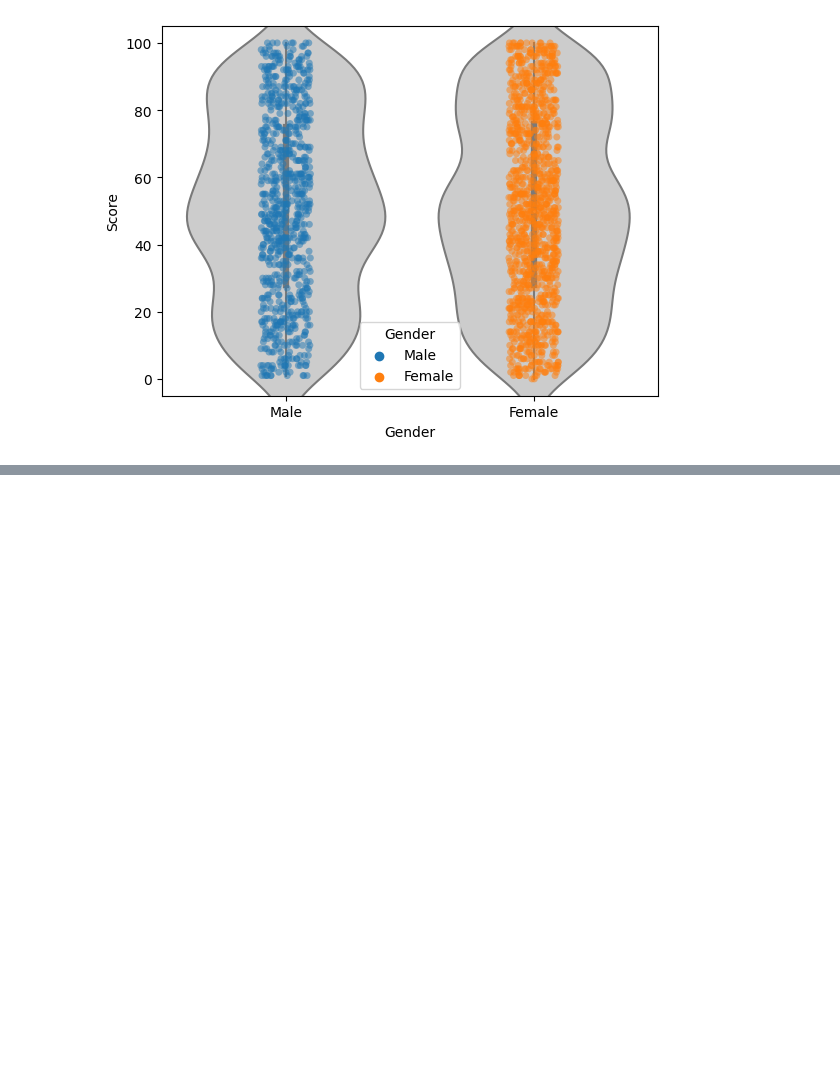
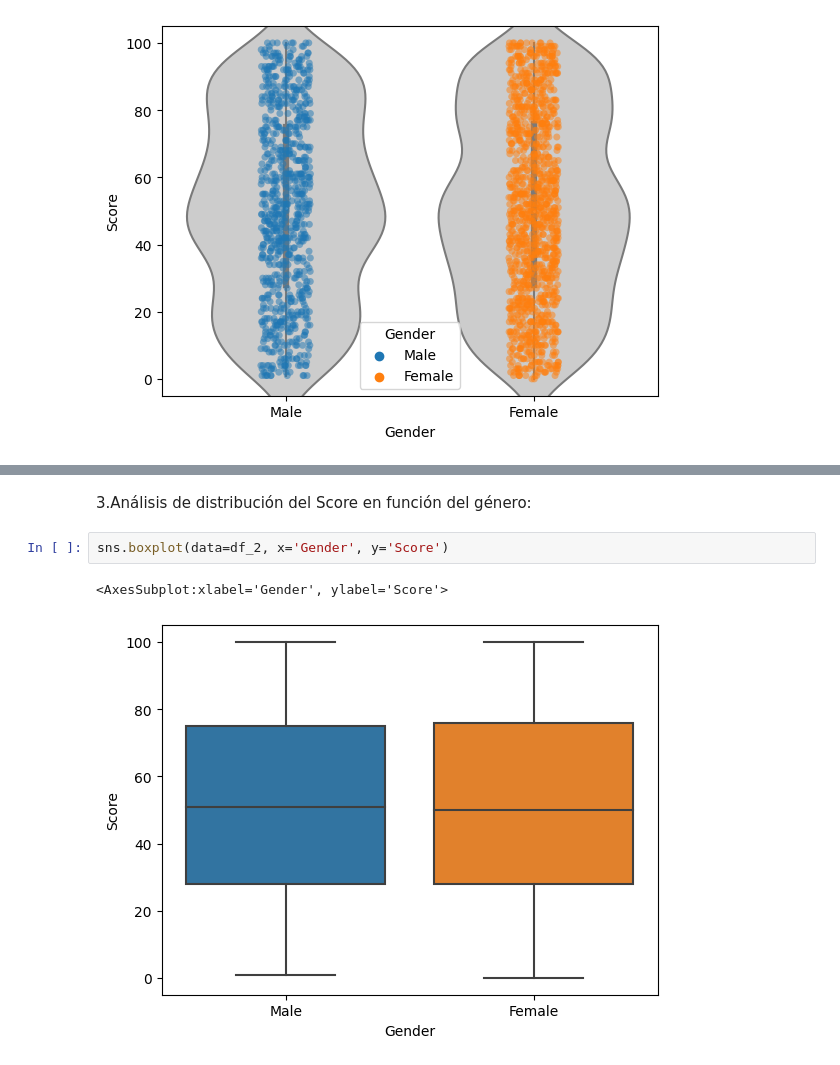
Before and after one commit to adolfo85/shopcustomer, a Jupyter notebook: notebooks/0.0-shopcustomer-introduction.ipynb, the cells around one changed output, grey strips where cells are left out. Drawn from its saved outputs; the diff is of its cells as text; blank space fills up the shorter version.

Commit message:
gráfico de género en función del sexo

```diff
--- a/notebooks/0.0-shopcustomer-introduction.ipynb
+++ b/notebooks/0.0-shopcustomer-introduction.ipynb
@@ -183,0 +184,7 @@ ax =sns.stripplot(
+# %% [markdown]
+3.Análisis de distribución del Score en función del género:
+# %%
+sns.boxplot(data=df_2, x='Gender', y='Score')
+# %% [output]
+<AxesSubplot:xlabel='Gender', ylabel='Score'>
+[figure, added]
```
Also changed, not shown: parts of 4 cells of this notebook.
